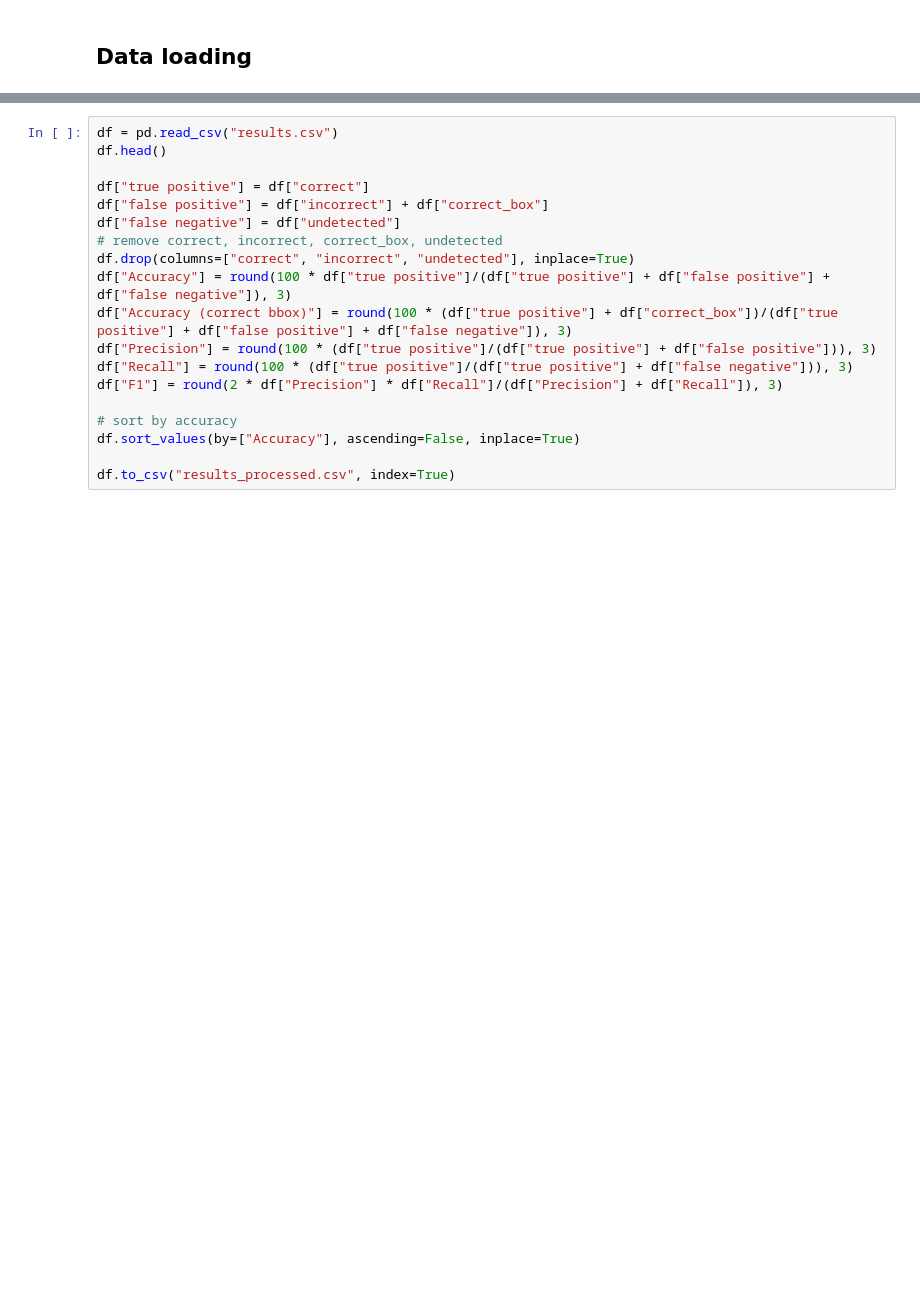
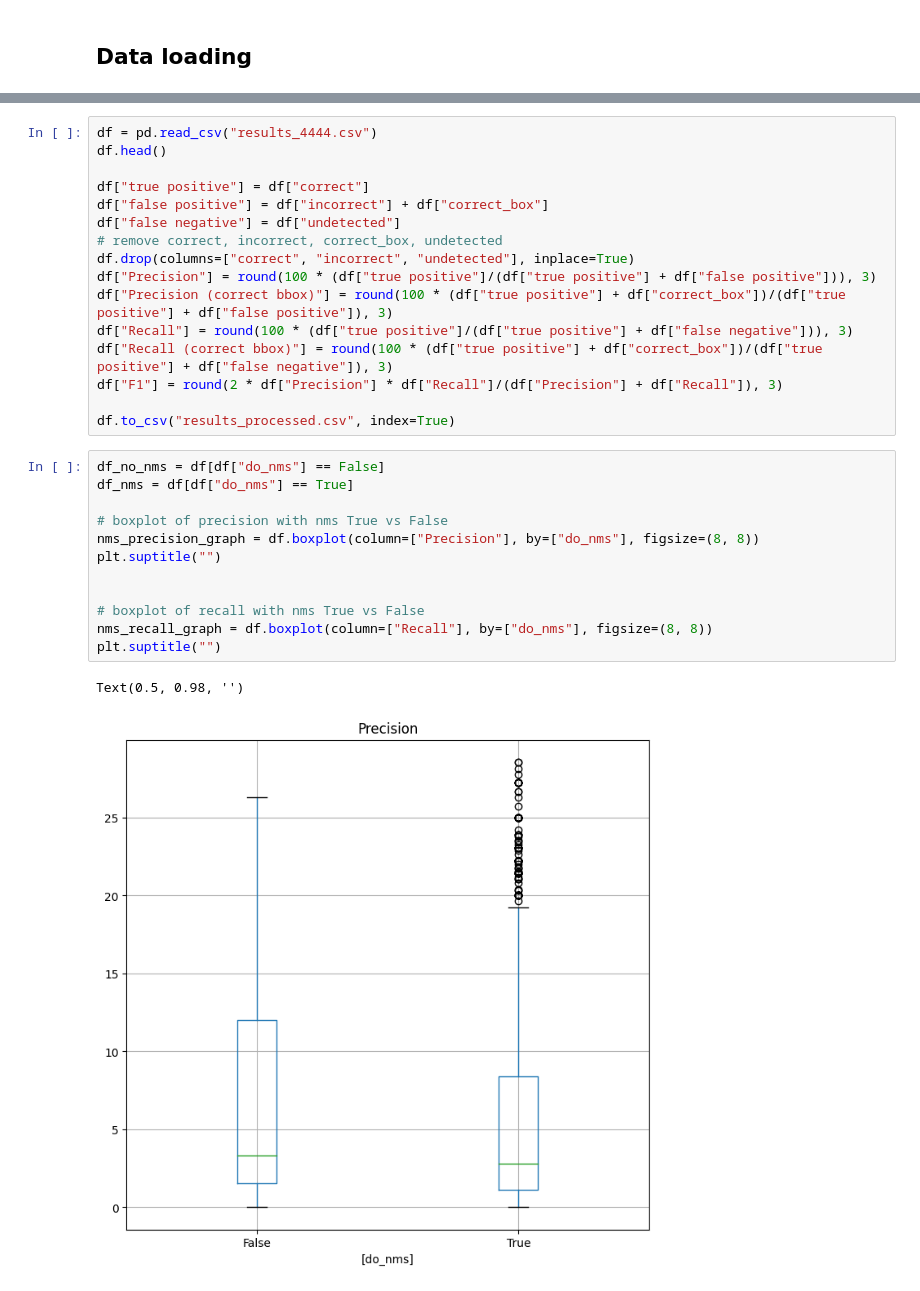
Before and after one commit to TijsVK/Counting-shells, a Jupyter notebook: Code/Baseline/owl-vit/owlvit.ipynb, the cells around one changed output, grey strips where cells are left out. Saved outputs shown, nothing was run; the diff lists cells and outputs as text; blank space fills up the shorter version.

```diff
--- a/Code/Baseline/owl-vit/owlvit.ipynb
+++ b/Code/Baseline/owl-vit/owlvit.ipynb
@@ -589,5 +600,5 @@ Accuracy (correct bbox): 0.0%
 # %%
-df = pd.read_csv("results.csv")
+df = pd.read_csv("results_4444.csv")
 df.head()
 
 df["true positive"] = df["correct"]
@@ -595,13 +606,25 @@ df["false positive"] = df["incorrect"] + df["correct_box"]
 df["false negative"] = df["undetected"]
 # remove correct, incorrect, correct_box, undetected
 df.drop(columns=["correct", "incorrect", "undetected"], inplace=True)
-df["Accuracy"] = round(100 * df["true positive"]/(df["true positive"] + df["false positive"] + df["false negative"]), 3)
-df["Accuracy (correct bbox)"] = round(100 * (df["true positive"] + df["correct_box"])/(df["true positive"] + df["false positive"] + df["false negative"]), 3)
 df["Precision"] = round(100 * (df["true positive"]/(df["true positive"] + df["false positive"])), 3)
+df["Precision (correct bbox)"] = round(100 * (df["true positive"] + df["correct_box"])/(df["true positive"] + df["false positive"]), 3)
 df["Recall"] = round(100 * (df["true positive"]/(df["true positive"] + df["false negative"])), 3)
+df["Recall (correct bbox)"] = round(100 * (df["true positive"] + df["correct_box"])/(df["true positive"] + df["false negative"]), 3)
 df["F1"] = round(2 * df["Precision"] * df["Recall"]/(df["Precision"] + df["Recall"]), 3)
 
-# sort by accuracy
-df.sort_values(by=["Accuracy"], ascending=False, inplace=True)
-
 df.to_csv("results_processed.csv", index=True)
+# %%
+df_no_nms = df[df["do_nms"] == False]
+df_nms = df[df["do_nms"] == True]
+
+# boxplot of precision with nms True vs False
+nms_precision_graph = df.boxplot(column=["Precision"], by=["do_nms"], figsize=(8, 8))
+plt.suptitle("")
+
+
+# boxplot of recall with nms True vs False
+nms_recall_graph = df.boxplot(column=["Recall"], by=["do_nms"], figsize=(8, 8))
+plt.suptitle("")
+# %% [output]
+Text(0.5, 0.98, '')
+[figure, added]
```
Also changed, not shown: parts of 26 cells of this notebook, 14 other files.
